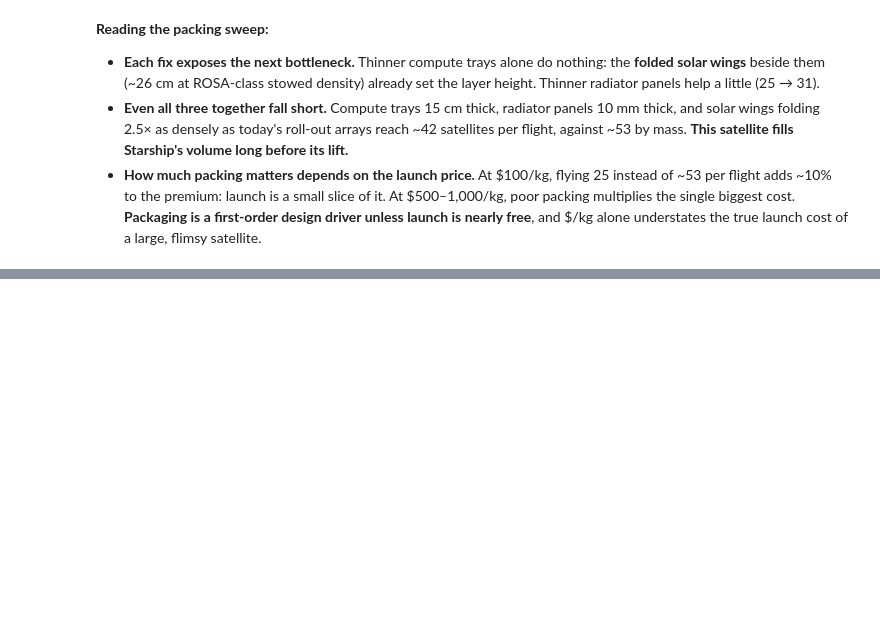
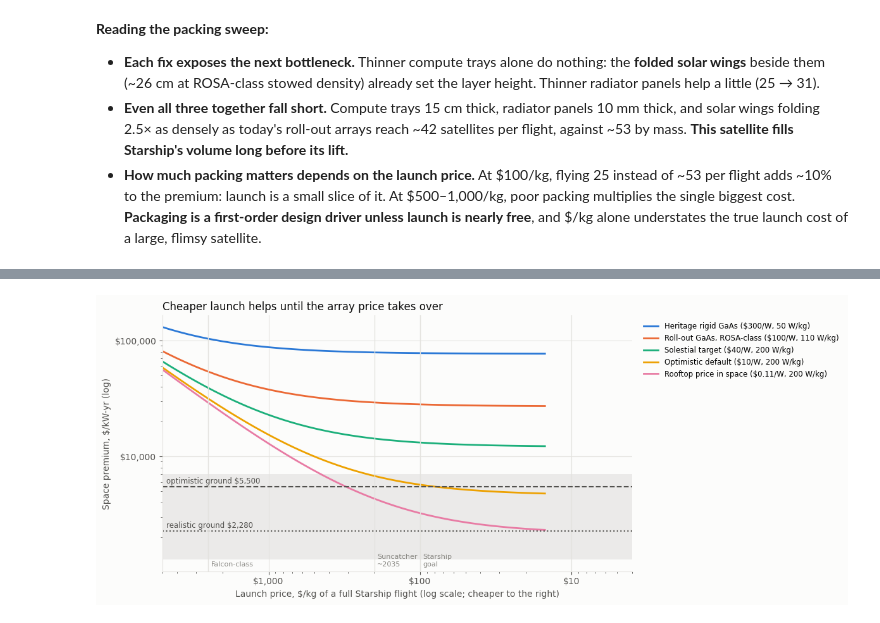
Before and after one commit to SailingSF/research, a Jupyter notebook: space_gpu_datacenter_part2.ipynb, the cells around one changed output, grey strips where cells are left out. Cells and saved outputs as stored; diff of their text form; code cells hidden in the pictures; blank space fills up the shorter version.

```diff
--- a/space_gpu_datacenter_part2.ipynb
+++ b/space_gpu_datacenter_part2.ipynb
@@ -1651,0 +1503,36 @@ Break-even array price, $/W, at 200 W/kg (negative = no array price works). 'As
+# %%
+TIERS = [
+    ("Heritage rigid GaAs ($300/W, 50 W/kg)", 300.0, 50.0),
+    ("Roll-out GaAs, ROSA-class ($100/W, 110 W/kg)", 100.0, 110.0),
+    ("Solestial target ($40/W, 200 W/kg)", 40.0, 200.0),
+    ("Optimistic default ($10/W, 200 W/kg)", 10.0, 200.0),
+    ("Rooftop price in space ($0.11/W, 200 W/kg)", ROOFTOP_ARRAY_COST_PER_W, 200.0),
+]
+launch_grid = np.logspace(np.log10(15), np.log10(5_000), 60)
+
+fig, ax = plt.subplots(figsize=(12, 5))
+for (name, cpw, wpk), color in zip(TIERS, SERIES):
+    vals = [size_satellite(launch_cost_per_kg=L, array_cost_per_w=cpw, array_w_per_kg=wpk, **PACKED)["premium_per_kw_yr"]
+            for L in launch_grid]
+    ax.plot(launch_grid, vals, color=color, label=name)
+ax.axhspan(TERR_LOW, TERR_HIGH, color=MUTED, alpha=0.15, lw=0)
+for yv, ls, txt in [(TERR, "--", f"optimistic ground ${TERR:,.0f}"), (TERR_REAL, ":", f"realistic ground ${TERR_REAL:,.0f}")]:
+    ax.axhline(yv, color=INK_2, lw=1.5, ls=ls)
+    ax.annotate(txt, (5_000, yv), xytext=(4, 3), textcoords="offset points", ha="left", fontsize=8.5, color=INK_2)
+for L, txt in [(2_500, "Falcon-class"), (200, "Suncatcher\n~2035"), (100, "Starship\ngoal")]:
+    ax.axvline(L, color=GRID, lw=1)
+    ax.annotate(txt, (L, 0.02), xycoords=ax.get_xaxis_transform(), xytext=(3, 0),
+                textcoords="offset points", fontsize=8, color=MUTED)
+ax.set_xscale("log"); ax.set_yscale("log")
+ax.set_xlim(4, 5_000)
+ax.invert_xaxis()
+ax.xaxis.set_major_formatter(mticker.FuncFormatter(lambda v, _: f"${v:,.0f}"))
+ax.yaxis.set_major_formatter(mticker.FuncFormatter(lambda v, _: f"${v:,.0f}"))
+ax.set_xlabel("Launch price, $/kg of a full Starship flight (log scale; cheaper to the right)")
+ax.set_ylabel("Space premium, $/kW-yr (log)")
+ax.set_title("Cheaper launch helps until the array price takes over", loc="left")
+ax.yaxis.set_minor_formatter(mticker.NullFormatter())
+ax.legend(loc="upper left", bbox_to_anchor=(1.01, 1.0), fontsize=8.5)
+plt.tight_layout(); plt.show()
+# %% [output]
+[figure, new version]
```
Also changed, not shown: parts of 49 cells of this notebook, 6 other files.
